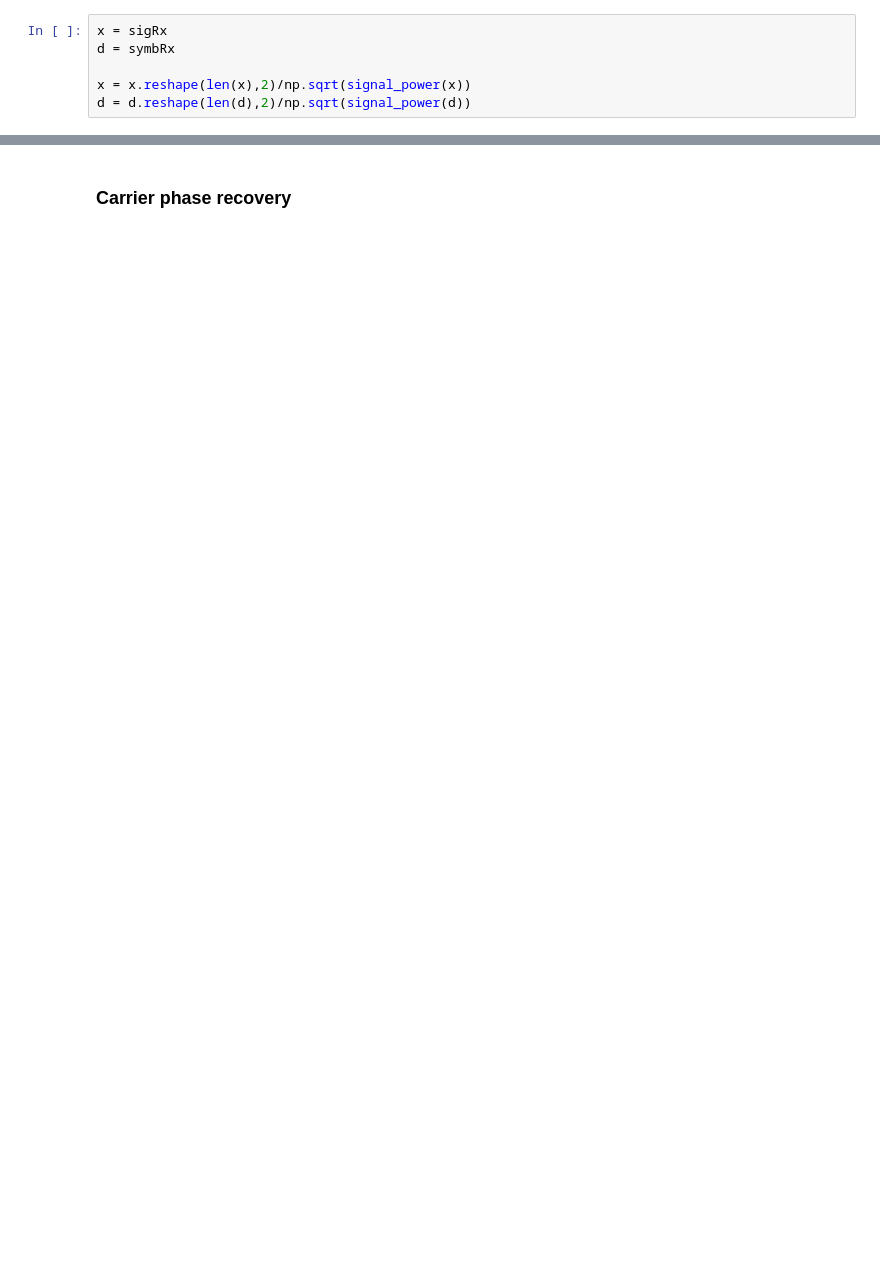
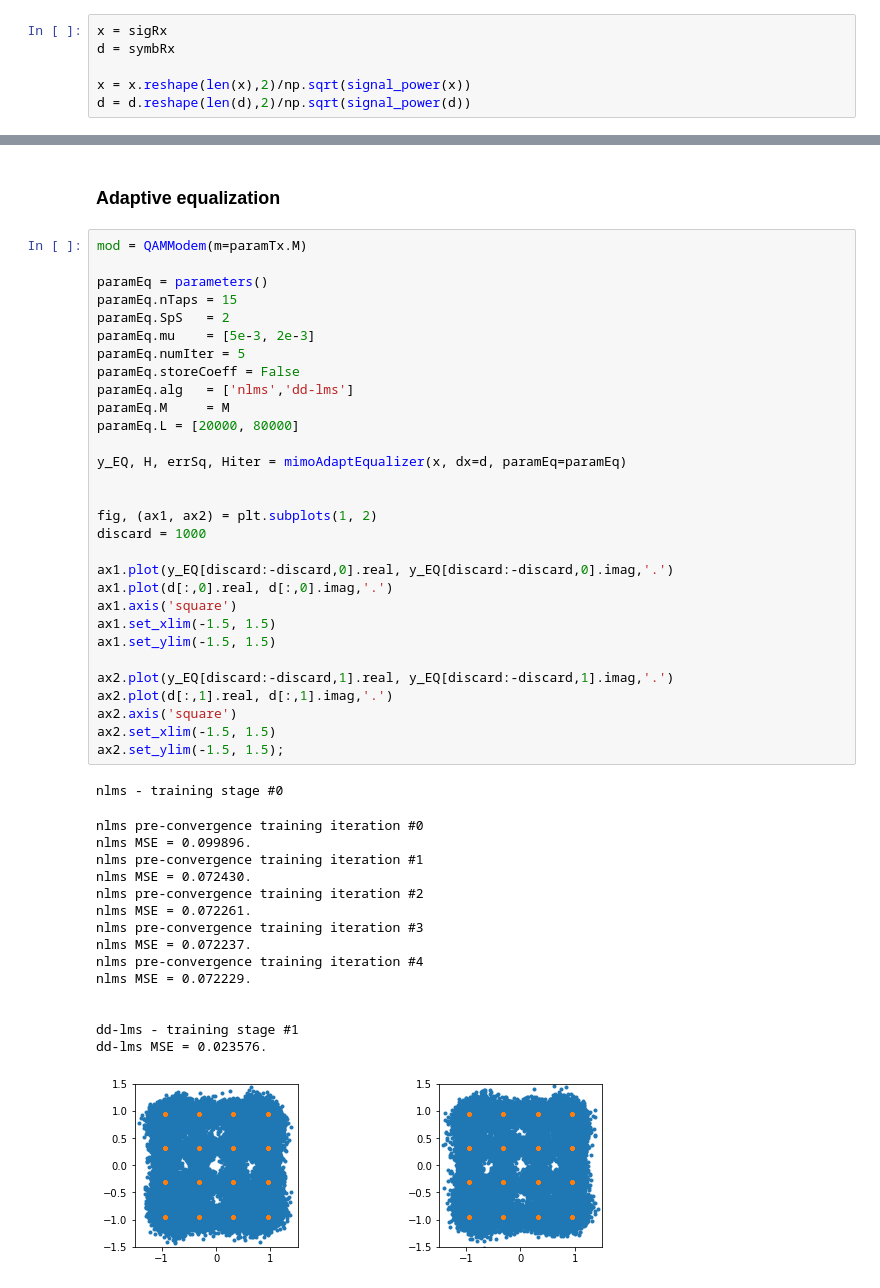
Before and after one commit to edsonportosilva/OptiCommPy, a Jupyter notebook: jupyter/test_WDM_transmission.ipynb, the cells around one changed output, grey strips where cells are left out. Drawn from its saved outputs; the diff is of its cells as text; blank space fills up the shorter version.

```diff
--- a/jupyter/test_WDM_transmission.ipynb
+++ b/jupyter/test_WDM_transmission.ipynb
@@ -235,2 +210,49 @@ ax2.set_ylim(-1.5, 1.5);
-# %% [markdown]
-### Carrier phase recovery
+# %% [markdown]
+### Adaptive equalization
+# %%
+mod = QAMModem(m=paramTx.M)
+
+paramEq = parameters()
+paramEq.nTaps = 15
+paramEq.SpS   = 2
+paramEq.mu    = [5e-3, 2e-3]
+paramEq.numIter = 5
+paramEq.storeCoeff = False
+paramEq.alg   = ['nlms','dd-lms']
+paramEq.M     = M
+paramEq.L = [20000, 80000]
+
+y_EQ, H, errSq, Hiter = mimoAdaptEqualizer(x, dx=d, paramEq=paramEq)
+
+
+fig, (ax1, ax2) = plt.subplots(1, 2)
+discard = 1000
+
+ax1.plot(y_EQ[discard:-discard,0].real, y_EQ[discard:-discard,0].imag,'.')
+ax1.plot(d[:,0].real, d[:,0].imag,'.')
+ax1.axis('square')
+ax1.set_xlim(-1.5, 1.5)
+ax1.set_ylim(-1.5, 1.5)
+
+ax2.plot(y_EQ[discard:-discard,1].real, y_EQ[discard:-discard,1].imag,'.')
+ax2.plot(d[:,1].real, d[:,1].imag,'.')
+ax2.axis('square')
+ax2.set_xlim(-1.5, 1.5)
+ax2.set_ylim(-1.5, 1.5);
+# %% [output]
+nlms - training stage #0
+nlms pre-convergence training iteration #0
+nlms MSE = 0.099896.
+nlms pre-convergence training iteration #1
+nlms MSE = 0.072430.
+nlms pre-convergence training iteration #2
+nlms MSE = 0.072261.
+nlms pre-convergence training iteration #3
+nlms MSE = 0.072237.
+nlms pre-convergence training iteration #4
+nlms MSE = 0.072229.
+
+
+dd-lms - training stage #1
+dd-lms MSE = 0.023576.
+[figure, added]
```
Also changed, not shown: parts of 18 cells of this notebook.
